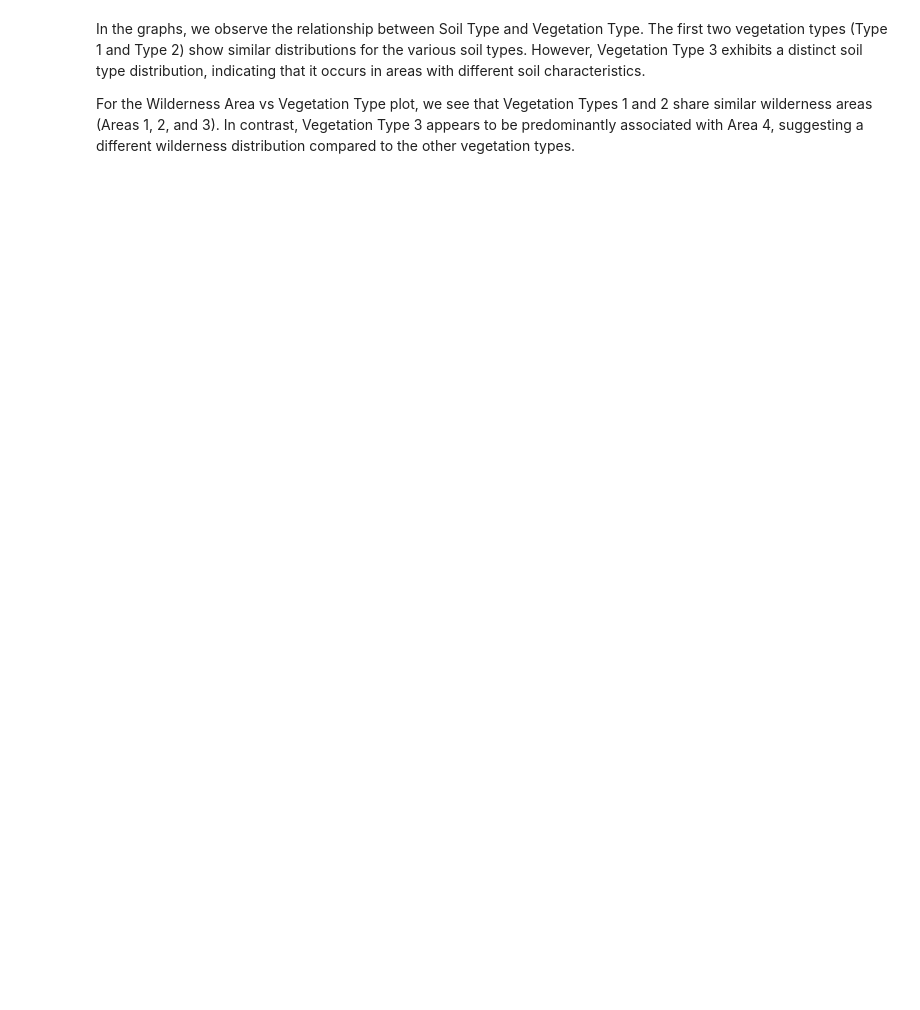
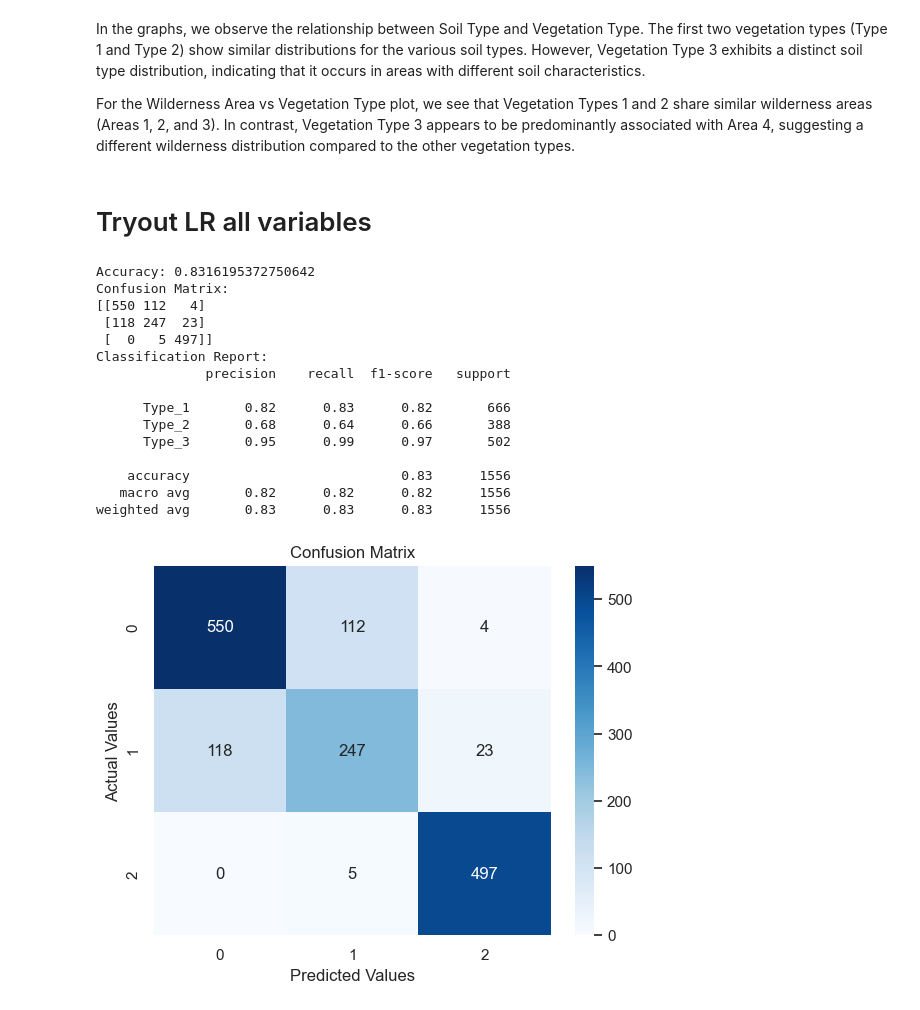
Before and after one commit to larsvdg/APRAU, a Jupyter notebook: Assignment.ipynb, the cells around one changed output. Saved outputs shown, nothing was run; the diff lists cells and outputs as text; code cells hidden in the pictures; blank space fills up the shorter version.

```diff
--- a/Assignment.ipynb
+++ b/Assignment.ipynb
@@ -228,3 +269,74 @@ plt.show()
 In the graphs, we observe the relationship between Soil Type and Vegetation Type. The first two vegetation types (Type 1 and Type 2) show similar distributions for the various soil types. However, Vegetation Type 3 exhibits a distinct soil type distribution, indicating that it occurs in areas with different soil characteristics.
 
 For the Wilderness Area vs Vegetation Type plot, we see that Vegetation Types 1 and 2 share similar wilderness areas (Areas 1, 2, and 3). In contrast, Vegetation Type 3 appears to be predominantly associated with Area 4, suggesting a different wilderness distribution compared to the other vegetation types.
+# %% [markdown]
+# Tryout LR all variables
+# %%
+# Step 1: Import necessary libraries
+import pandas as pd
+import numpy as np
+from sklearn.model_selection import train_test_split
+from sklearn.preprocessing import StandardScaler
+from sklearn.linear_model import LogisticRegression
+from sklearn.metrics import accuracy_score, confusion_matrix, classification_report
+import seaborn as sns
+import matplotlib.pyplot as plt
+
+# Step 2: Load your dataset (adjust the file path as needed)
+# Step 3: Prepare the data
+# Separate target variable (Vegetation_Type) and features
+X = df.drop('Vegetation_Type', axis=1)
+y = df['Vegetation_Type']
+
+# Convert categorical variables into dummy variables
+X = pd.get_dummies(X, drop_first=True)
+
+# Step 4: Train-Test Split
+X_train, X_test, y_train, y_test = train_test_split(X, y, test_size=0.3, random_state=42)
+
+# Step 5: Feature Scaling (Standardize the data)
+scaler = StandardScaler()
+X_train = scaler.fit_transform(X_train)
+X_test = scaler.transform(X_test)
+
+# Step 6: Apply Logistic Regression
+logreg = LogisticRegression()
+logreg.fit(X_train, y_train)
+
+# Step 7: Make predictions on the test data
+y_pred = logreg.predict(X_test)
+
+# Step 8: Evaluate the model
+accuracy = accuracy_score(y_test, y_pred)
+conf_matrix = confusion_matrix(y_test, y_pred)
+class_report = classification_report(y_test, y_pred)
+
+print(f"Accuracy: {accuracy}")
+print("Confusion Matrix:")
+print(conf_matrix)
+print("Classification Report:")
+print(class_report)
+
+# Step 9: Visualize the confusion matrix
+sns.heatmap(conf_matrix, annot=True, fmt='d', cmap='Blues')
+plt.title('Confusion Matrix')
+plt.ylabel('Actual Values')
+plt.xlabel('Predicted Values')
+plt.show()
+# %% [output]
+Accuracy: 0.8316195372750642
+Confusion Matrix:
+[[550 112   4]
+ [118 247  23]
+ [  0   5 497]]
+Classification Report:
+              precision    recall  f1-score   support
+
+      Type_1       0.82      0.83      0.82       666
+      Type_2       0.68      0.64      0.66       388
+      Type_3       0.95      0.99      0.97       502
+
+    accuracy                           0.83      1556
+   macro avg       0.82      0.82      0.82      1556
+weighted avg       0.83      0.83      0.83      1556
+[figure, added]
```
Also changed, not shown: parts of 22 cells of this notebook.
